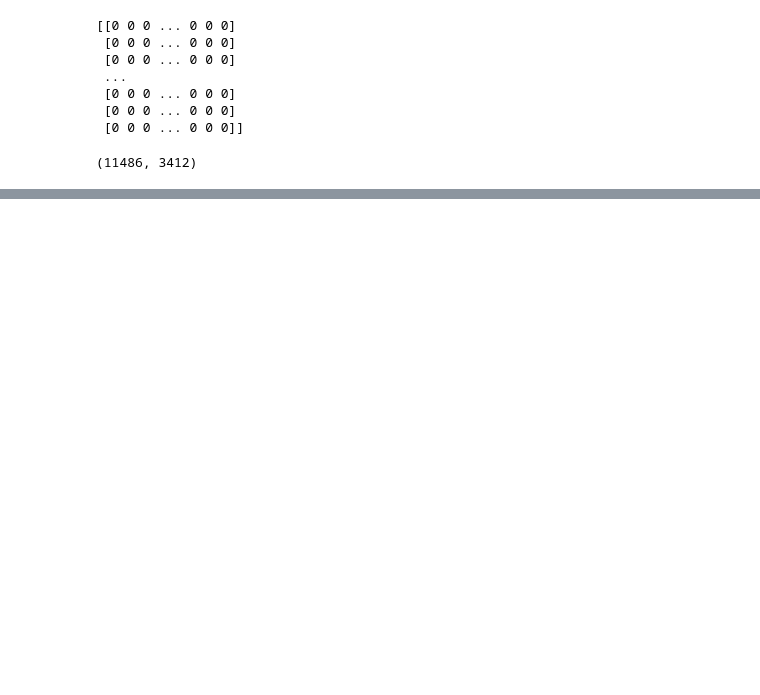
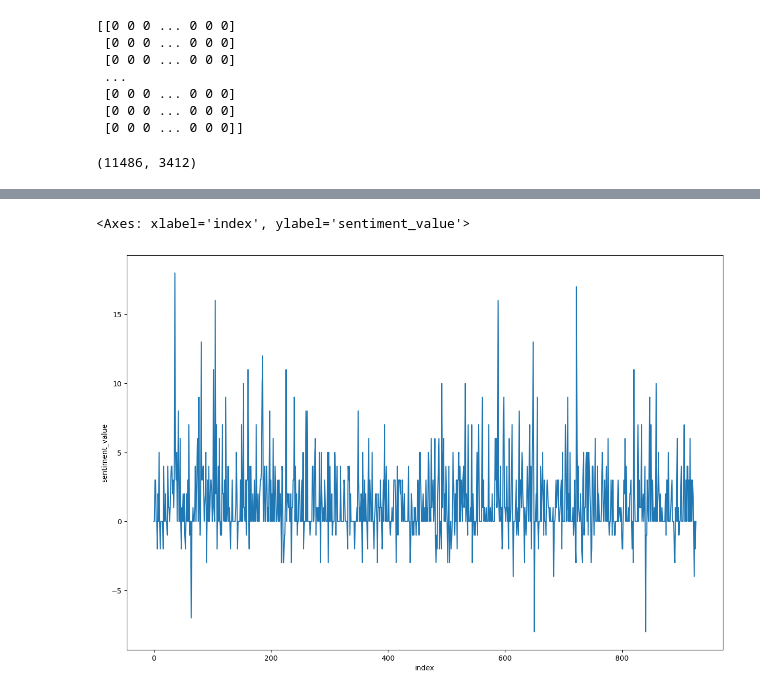
Before and after one commit to bhanupriya9916/bhanu121998, a Jupyter notebook: text_mining.ipynb, the cells around one changed output, grey strips where cells are left out. Saved outputs shown, nothing was run; the diff lists cells and outputs as text; code cells hidden in the pictures; blank space fills up the shorter version.

```diff
--- a/text_mining.ipynb
+++ b/text_mining.ipynb
@@ -237,0 +539,7 @@ plot_cloud(wordcloud)
+# %%
+# Plotting the line plot for sentiment value of whole review
+plt.figure(figsize=(15,10))
+sns.lineplot(y='sentiment_value',x='index',data=sent_df)
+# %% [output]
+<Axes: xlabel='index', ylabel='sentiment_value'>
+[figure, added]
```
Also changed, not shown: parts of 24 cells of this notebook.
